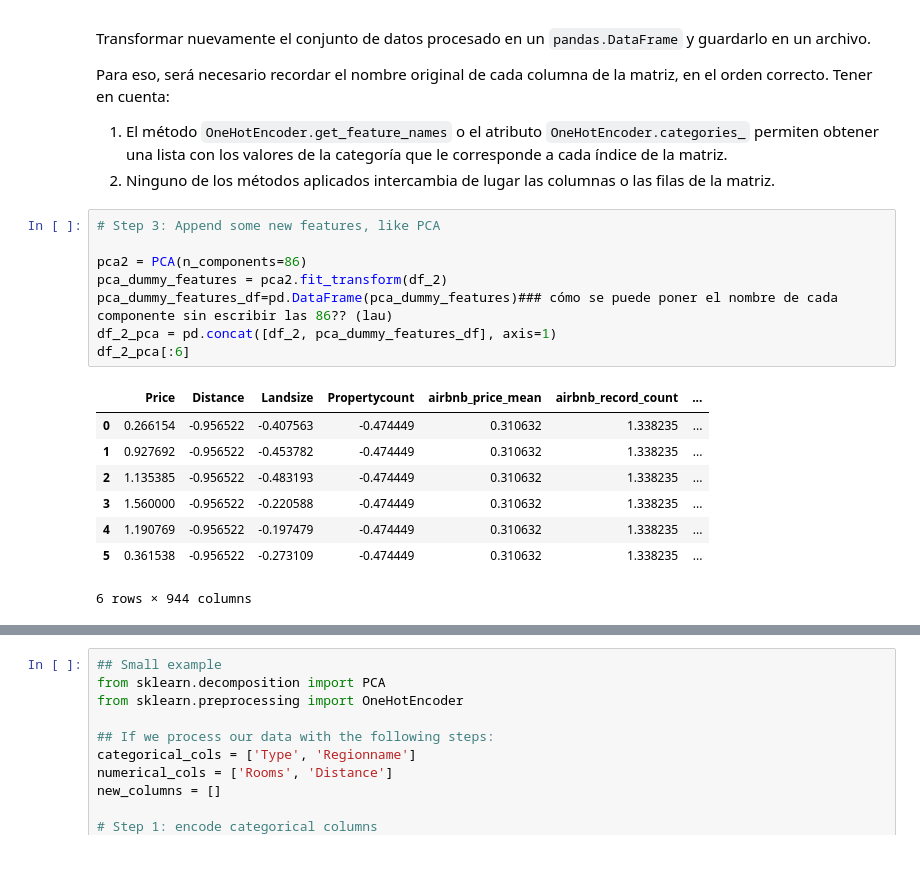
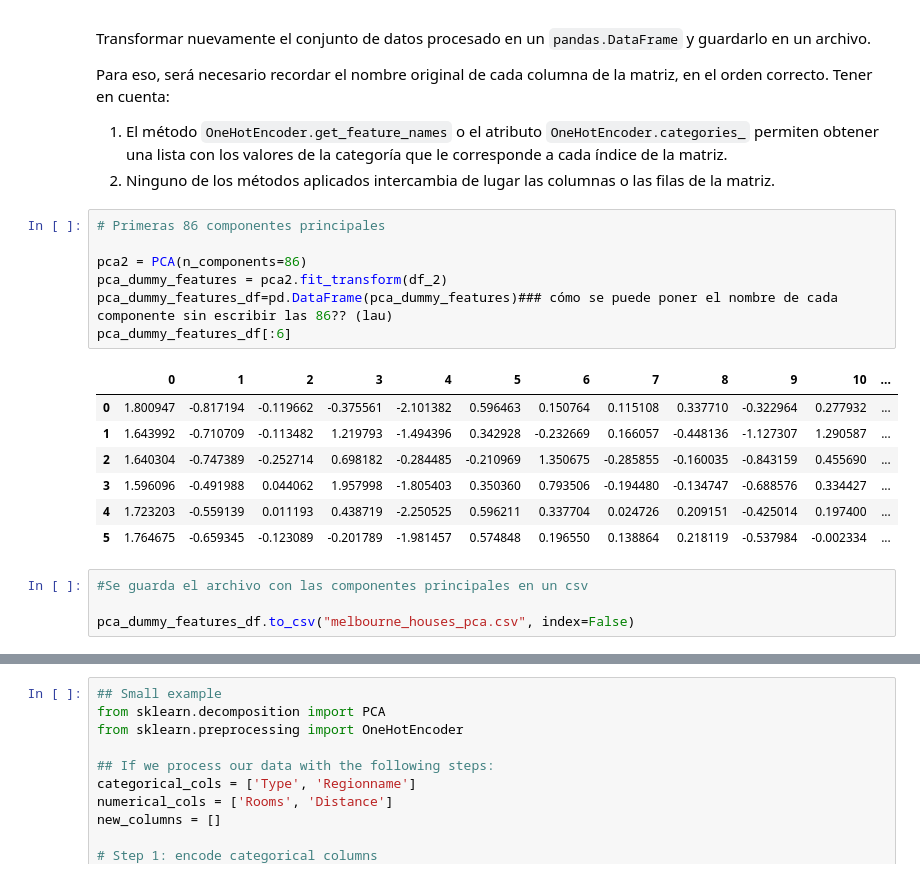
Before and after one commit to estebanarr/TP2_exploracion_curacion_datos, a Jupyter notebook: Entregable_Parte_2 .ipynb, the cells around one changed output, grey strips where cells are left out. Saved outputs shown, nothing was run; the diff lists cells and outputs as text.

```diff
--- a/Entregable_Parte_2 .ipynb
+++ b/Entregable_Parte_2 .ipynb
@@ -521,19 +521,21 @@ Para eso, será necesario recordar el nombre original de cada columna de la matr
 1. El método `OneHotEncoder.get_feature_names` o el atributo `OneHotEncoder.categories_` permiten obtener una lista con los valores de la categoría que le corresponde a cada índice de la matriz.
 2. Ninguno de los métodos aplicados intercambia de lugar las columnas o las filas de la matriz.
 # %%
-# Step 3: Append some new features, like PCA
+# Primeras 86 componentes principales
 
 pca2 = PCA(n_components=86)
 pca_dummy_features = pca2.fit_transform(df_2)
 pca_dummy_features_df=pd.DataFrame(pca_dummy_features)### cómo se puede poner el nombre de cada componente sin escribir las 86?? (lau)
-df_2_pca = pd.concat([df_2, pca_dummy_features_df], axis=1)
-df_2_pca[:6]
+pca_dummy_features_df[:6]
 # %% [output]
-|  | Price | Distance | Landsize | Propertycount | airbnb_price_mean | airbnb_record_count | ... |
-| 0 | 0.266154 | -0.956522 | -0.407563 | -0.474449 | 0.310632 | 1.338235 | ... |
-| 1 | 0.927692 | -0.956522 | -0.453782 | -0.474449 | 0.310632 | 1.338235 | ... |
-| 2 | 1.135385 | -0.956522 | -0.483193 | -0.474449 | 0.310632 | 1.338235 | ... |
-| 3 | 1.560000 | -0.956522 | -0.220588 | -0.474449 | 0.310632 | 1.338235 | ... |
-| 4 | 1.190769 | -0.956522 | -0.197479 | -0.474449 | 0.310632 | 1.338235 | ... |
-| 5 | 0.361538 | -0.956522 | -0.273109 | -0.474449 | 0.310632 | 1.338235 | ... |
+|  | 0 | 1 | 2 | 3 | 4 | 5 | 6 | 7 | 8 | 9 | 10 | ... |
+| 0 | 1.800947 | -0.817194 | -0.119662 | -0.375561 | -2.101382 | 0.596463 | 0.150764 | 0.115108 | 0.337710 | -0.322964 | 0.277932 | ... |
+| 1 | 1.643992 | -0.710709 | -0.113482 | 1.219793 | -1.494396 | 0.342928 | -0.232669 | 0.166057 | -0.448136 | -1.127307 | 1.290587 | ... |
+| 2 | 1.640304 | -0.747389 | -0.252714 | 0.698182 | -0.284485 | -0.210969 | 1.350675 | -0.285855 | -0.160035 | -0.843159 | 0.455690 | ... |
+| 3 | 1.596096 | -0.491988 | 0.044062 | 1.957998 | -1.805403 | 0.350360 | 0.793506 | -0.194480 | -0.134747 | -0.688576 | 0.334427 | ... |
+| 4 | 1.723203 | -0.559139 | 0.011193 | 0.438719 | -2.250525 | 0.596211 | 0.337704 | 0.024726 | 0.209151 | -0.425014 | 0.197400 | ... |
+| 5 | 1.764675 | -0.659345 | -0.123089 | -0.201789 | -1.981457 | 0.574848 | 0.196550 | 0.138864 | 0.218119 | -0.537984 | -0.002334 | ... |
-6 rows × 944 columns
+# %%
+#Se guarda el archivo con las componentes principales en un csv
+
+pca_dummy_features_df.to_csv("melbourne_houses_pca.csv", index=False)
```
Also changed, not shown: parts of 4 cells of this notebook, 2 other files.
